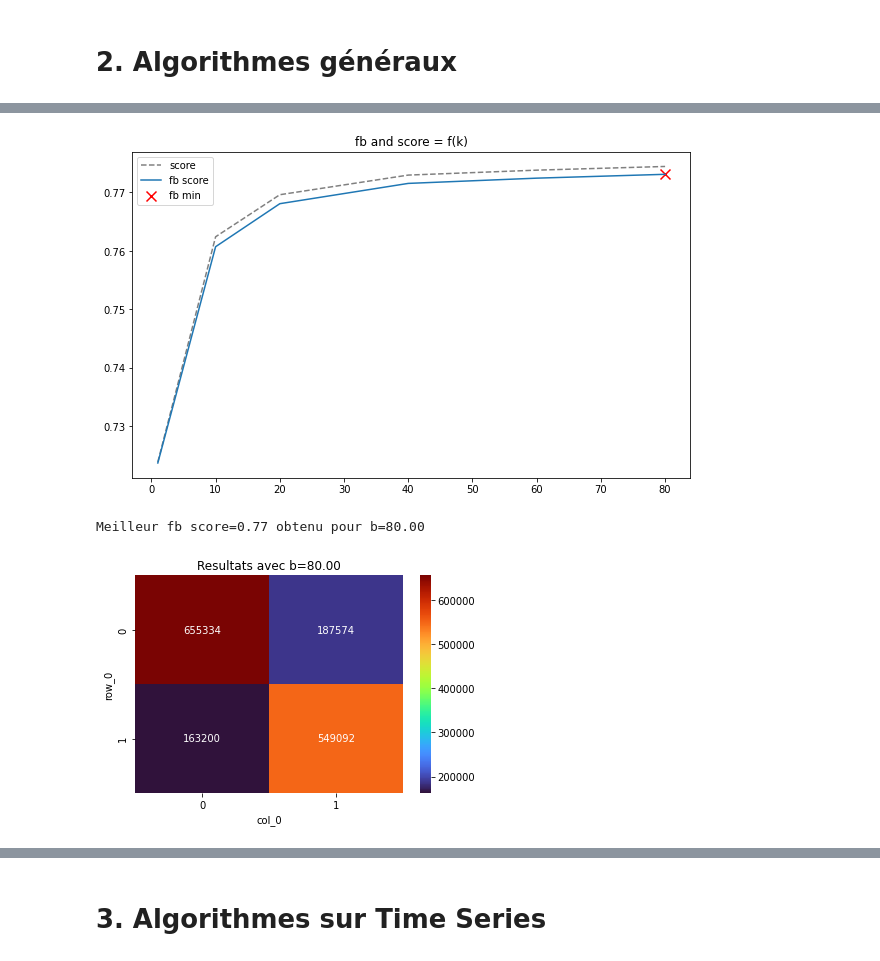
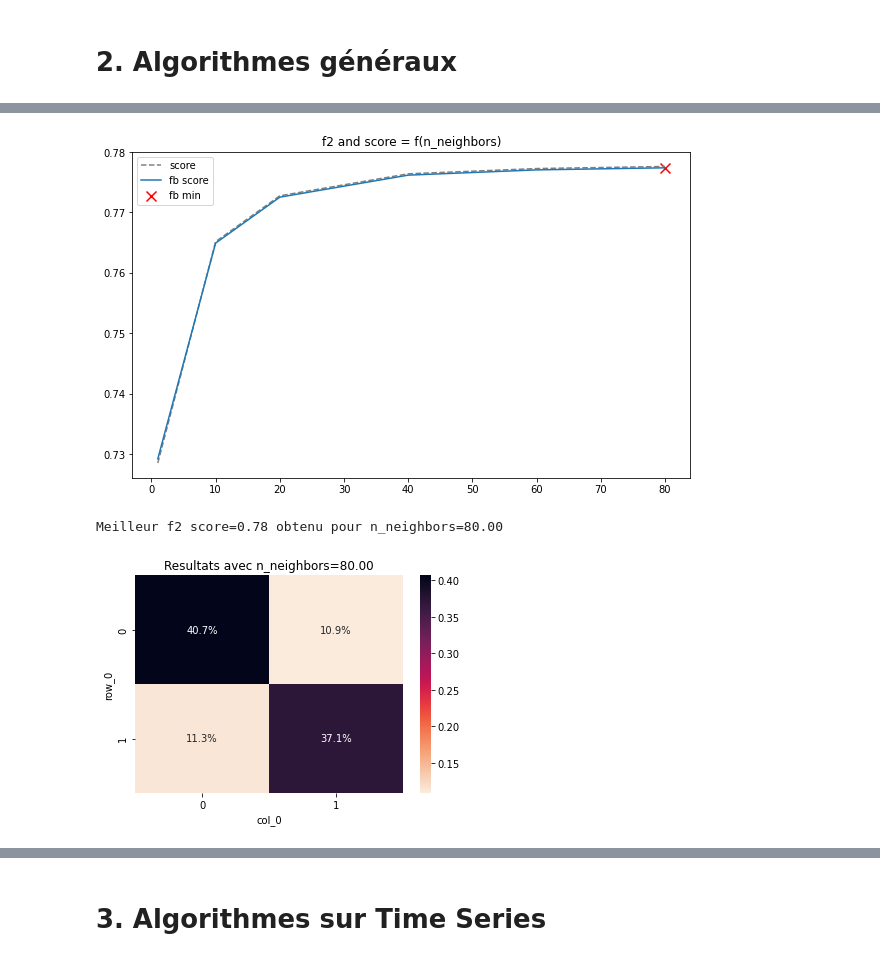
Before and after one commit to hugo-mi/Activity_Detection_From_Electrical_Consumption_Load_Curves, a Jupyter notebook: Exploratory Data Analysis/classification_kNN.ipynb, the cells around one changed output, grey strips where cells are left out. Cells and saved outputs as stored; diff of their text form; code cells hidden in the pictures.

```diff
--- a/Exploratory Data Analysis/classification_kNN.ipynb
+++ b/Exploratory Data Analysis/classification_kNN.ipynb
@@ -63,33 +98,9 @@ print(accuracy_score(y_test, y_pred))
-# %%
-from sklearn.neighbors import KNeighborsClassifier
-from sklearn.metrics import fbeta_score, accuracy_score
-
-scores = []
-fb_scores = []
-k_range = [1, 10, 20, 40, 60, 80]
-for k in k_range:
-    knn = KNeighborsClassifier(n_neighbors=k, n_jobs=-1)
-    knn.fit(X_train, y_train.ravel())
-    y_pred = knn.predict(X_test)
-    fb_scores.append(fbeta_score(y_test, y_pred, average='macro', beta=0.5))
-    scores.append(accuracy_score(y_test, y_pred))
-
-best_param = np.argmax(fb_scores)
-
-plt.figure(figsize=(10, 6));
-plt.plot(k_range, scores, label='score', color='grey', linestyle='dashed');
-plt.plot(k_range, fb_scores, label='fb score');
-plt.scatter(k_range[best_param], fb_scores[best_param], label='fb min', marker='x', s=100, color='red')
-plt.legend();
-plt.title('fb and score = f(k)');
-plt.show();
-
-print('Meilleur fb score={:.2f} obtenu pour b={:.2f}'.format(fb_scores[best_param], k_range[best_param]))
-
-sns.heatmap(pd.crosstab(y_test, y_pred), annot=True, fmt='d', cmap='turbo');
-plt.title('Resultats avec b={:.2f}'.format(k_range[best_param]));
-plt.show();
-# %% [output]
-[figure, removed]
-Meilleur fb score=0.77 obtenu pour b=80.00
-[figure, removed]
+# %%
+from sklearn.neighbors import KNeighborsClassifier
+
+k_range = [1, 10, 20, 40, 60, 80]
+plot_scores_param(X_train, X_test, y_train, y_test, KNeighborsClassifier, 'n_neighbors', k_range);
+# %% [output]
+[figure, added]
+Meilleur f2 score=0.78 obtenu pour n_neighbors=80.00
+[figure, added]
```
Also changed, not shown: parts of 4 cells of this notebook.
